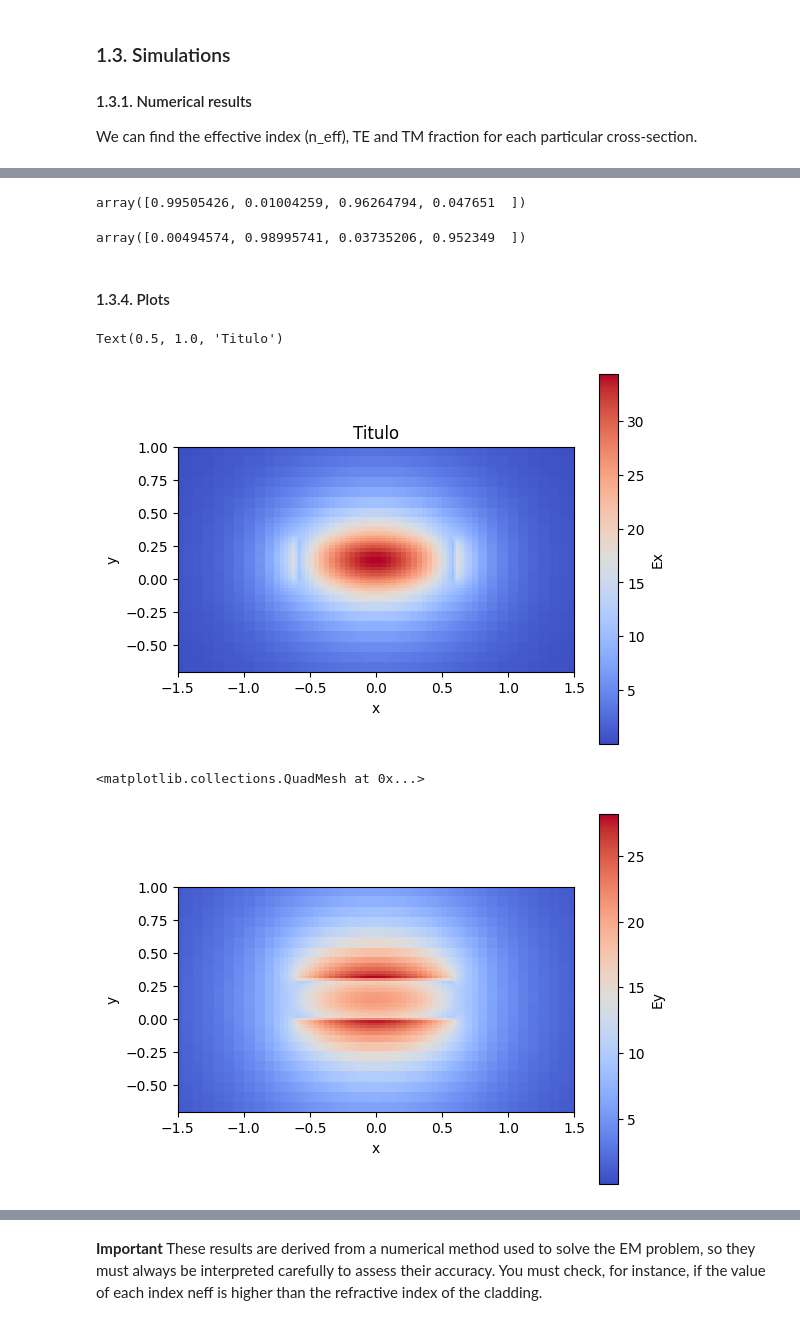
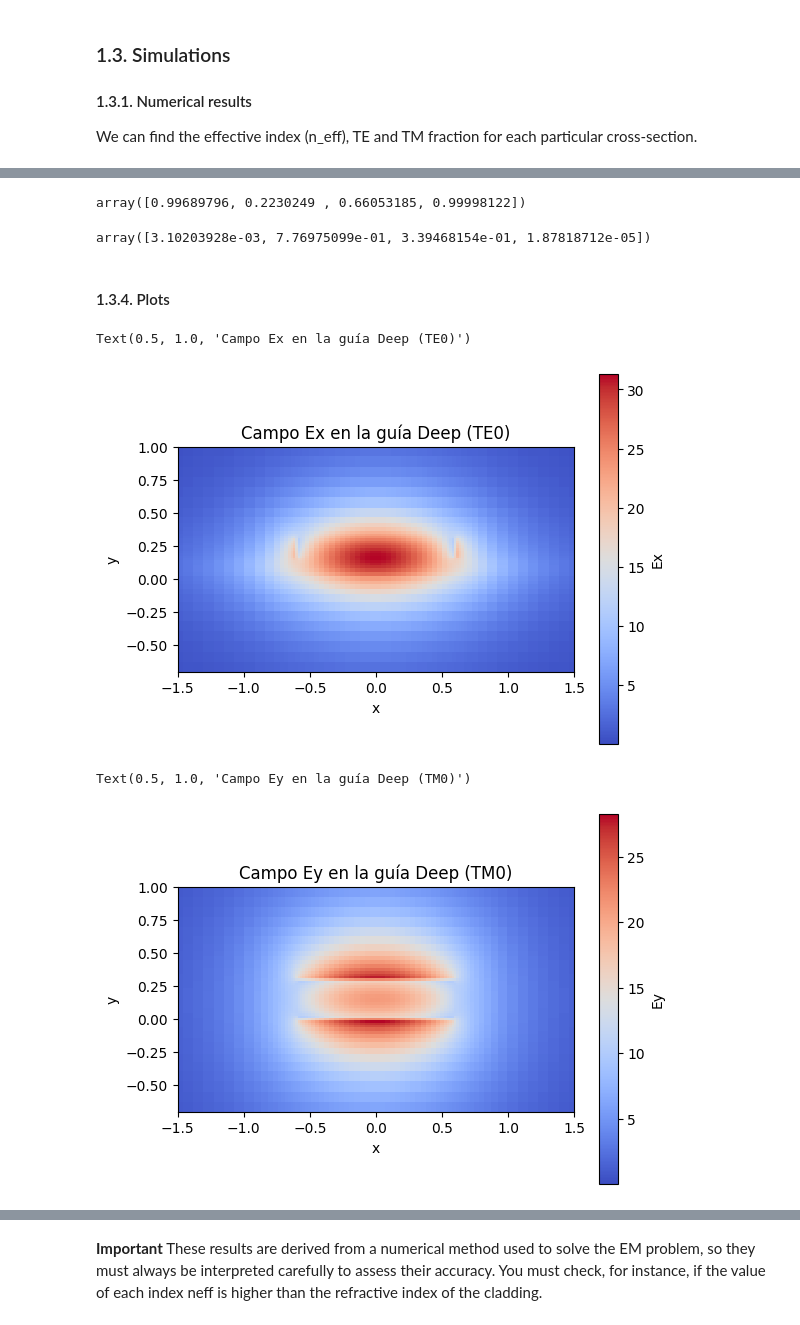
Before and after one commit to jllanoh/cifoin-lab1, a Jupyter notebook: WAVEGUIDES_Student.ipynb, the cells around one changed output, grey strips where cells are left out. Drawn from its saved outputs; the diff is of its cells as text; code cells hidden in the pictures.

```diff
--- a/WAVEGUIDES_Student.ipynb
+++ b/WAVEGUIDES_Student.ipynb
@@ -87,7 +87,7 @@ deep_waveguide = gt.modes.Waveguide(
     # Geometrical Parameters
     core_width=1.2, # Waveguide width
     core_thickness=300 * nm, # Waveguide height
-    slab_thickness=0 * nm, # For shallow waveguides - Set to 0 if its a deep-etched waveguide.
+    slab_thickness=150 * nm, # For shallow waveguides - Set to 0 if its a deep-etched waveguide.
     # Materials
     core_material='sin', #  Material of the waveguide
     clad_material='sio2', # Surrounding material
@@ -119,25 +119,25 @@ array([1.60524792+0.00010066j, 1.52829803+0.00017753j,
 # %%
 deep_waveguide.fraction_te
 # %% [output]
-array([0.99505426, 0.01004259, 0.96264794, 0.047651  ])
+array([0.99689796, 0.2230249 , 0.66053185, 0.99998122])
 # %%
 deep_waveguide.fraction_tm
 # %% [output]
-array([0.00494574, 0.98995741, 0.03735206, 0.952349  ])
+array([3.10203928e-03, 7.76975099e-01, 3.39468154e-01, 1.87818712e-05])
 # %% [markdown]
 #### 1.3.4. Plots
 # %%
 deep_waveguide.plot_field(mode_index=0 , # Mode to be plotted
                           field_name='Ex', # Field to be plotted
                           value='real', # Real - abs - imag
                             cmap='coolwarm', # Suggestions: Change the plot color
                           xlim=(-1.5, 1.5), # Set the x and y limits
                           ylim=(-0.7, 1)
 ) #
-plt.title('Titulo') # You might need this later :)
+plt.title('Campo Ex en la guía Deep (TE0)') # You might need this later :)
 # %% [output]
-Text(0.5, 1.0, 'Titulo')
+Text(0.5, 1.0, 'Campo Ex en la guía Deep (TE0)')
-[figure, old version]
+[figure, new version]
 # %%
 deep_waveguide.plot_field(mode_index=1 , # Mode to be plotted
                           field_name='Ey', # Field to be plotted
@@ -145,9 +145,10 @@ deep_waveguide.plot_field(mode_index=1 , # Mode to be plotted
                           cmap='coolwarm', # Suggestions: Change the plot color
                           xlim=(-1.5, 1.5), # Set the x and y limits
                           ylim=(-0.7, 1)) #
+plt.title('Campo Ey en la guía Deep (TM0)') # You might need this later :)
 # %% [output]
-<matplotlib.collections.QuadMesh at 0x...>
+Text(0.5, 1.0, 'Campo Ey en la guía Deep (TM0)')
-[figure, old version]
+[figure, new version]
 # %%
 deep_waveguide.plot_field(mode_index=2 , # Mode to be plotted
                           field_name='Ex', # Field to be plotted
```
Also changed, not shown: parts of 11 cells of this notebook, 1 other file.
